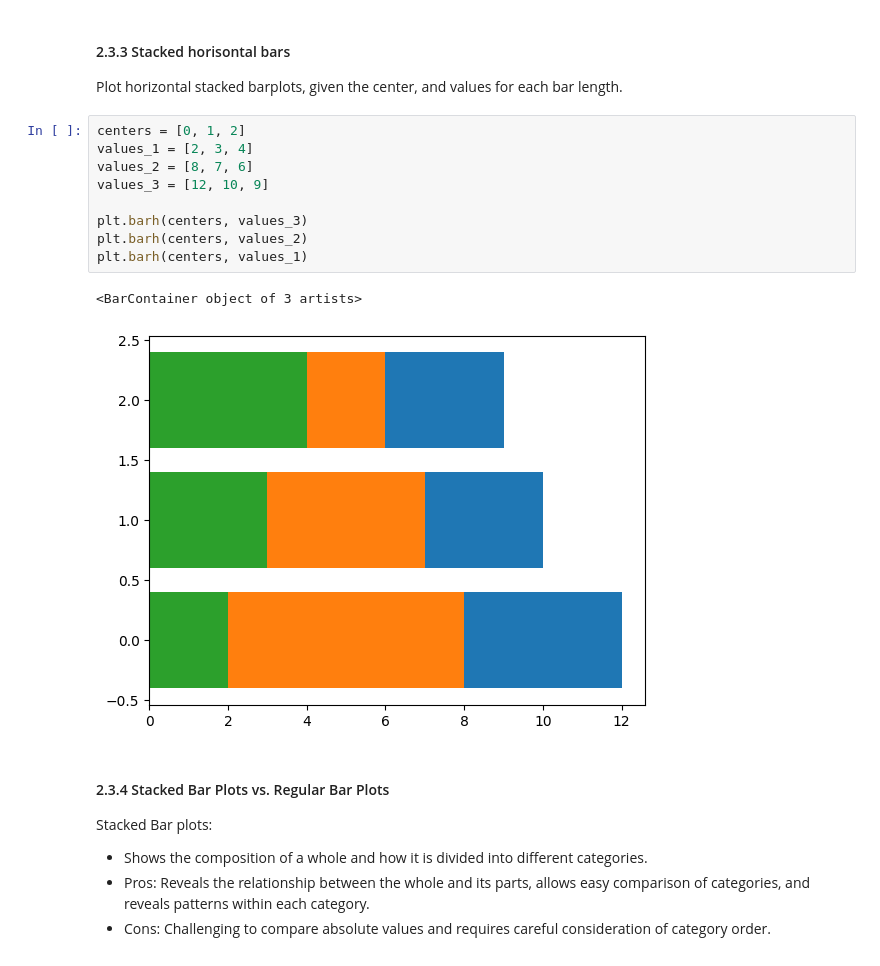
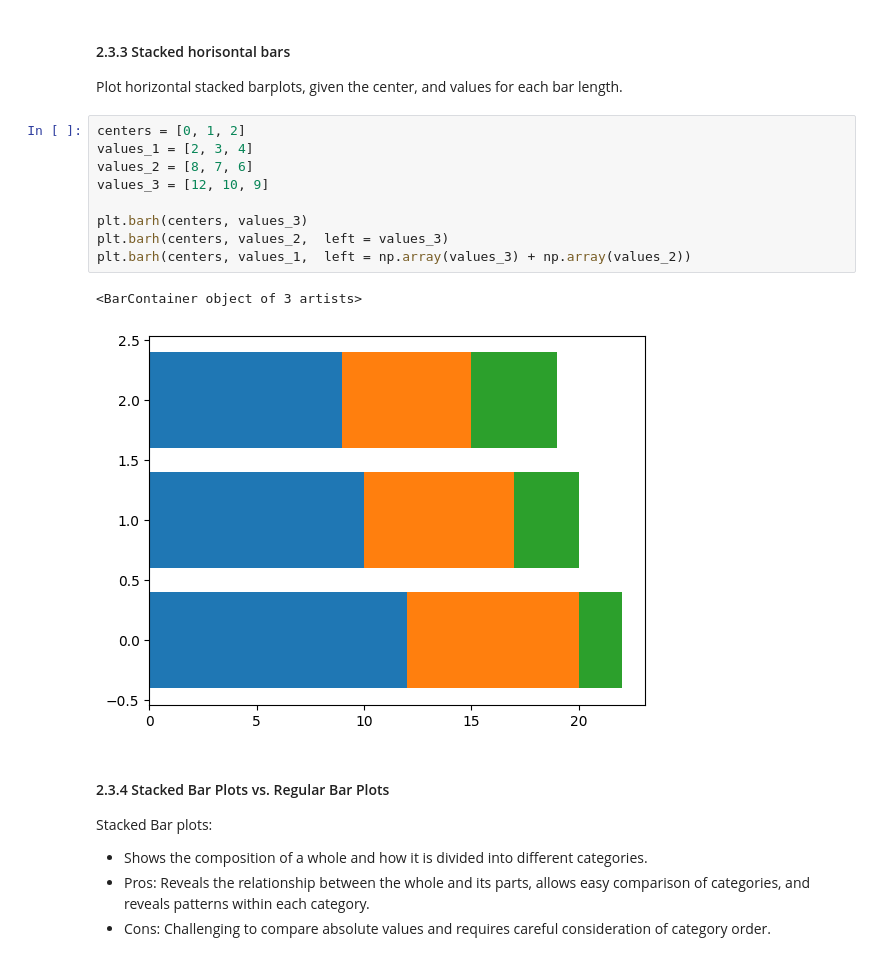
Before and after one commit to IIB-Lab/AI-ML-bootcamp-tutorials, a Jupyter notebook: 01-intro-and-ml-pipeline/introduction-to-ml/introduction-to-ml.ipynb, the cells around one changed output. Drawn from its saved outputs; the diff is of its cells as text.

```diff
--- a/01-intro-and-ml-pipeline/introduction-to-ml/introduction-to-ml.ipynb
+++ b/01-intro-and-ml-pipeline/introduction-to-ml/introduction-to-ml.ipynb
@@ -1223,15 +1223,15 @@ Plot horizontal stacked barplots, given the center, and values for each bar leng
 # %%
 centers = [0, 1, 2]
 values_1 = [2, 3, 4]
 values_2 = [8, 7, 6]
 values_3 = [12, 10, 9]
 
 plt.barh(centers, values_3)
-plt.barh(centers, values_2)
-plt.barh(centers, values_1)
+plt.barh(centers, values_2,  left = values_3)
+plt.barh(centers, values_1,  left = np.array(values_3) + np.array(values_2))
 # %% [output]
 <BarContainer object of 3 artists>
-[figure, old version]
+[figure, new version]
 # %% [markdown]
 #### 2.3.4 Stacked Bar Plots vs. Regular Bar Plots
 
```
Also changed, not shown: parts of 26 cells of this notebook, 2 other files.
